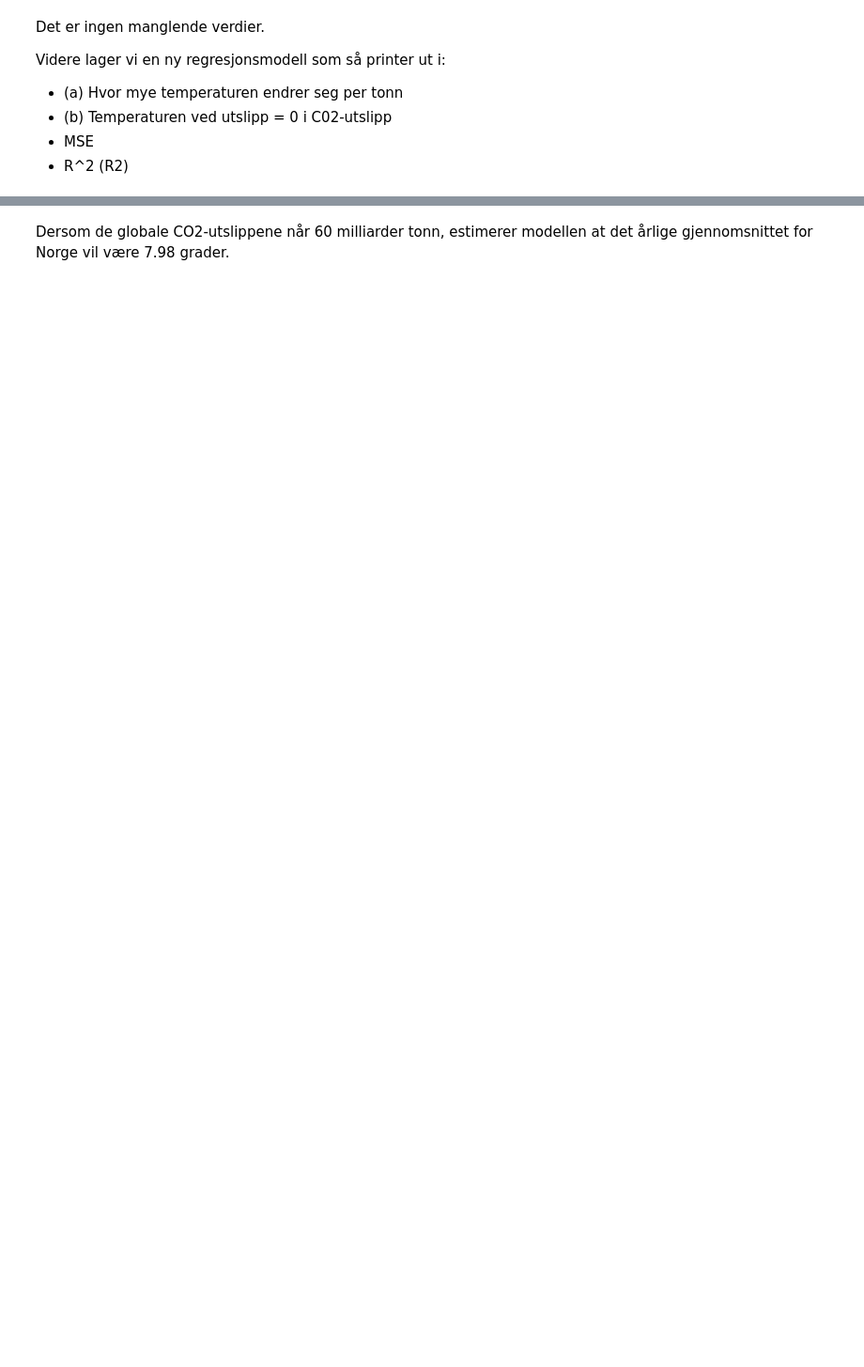
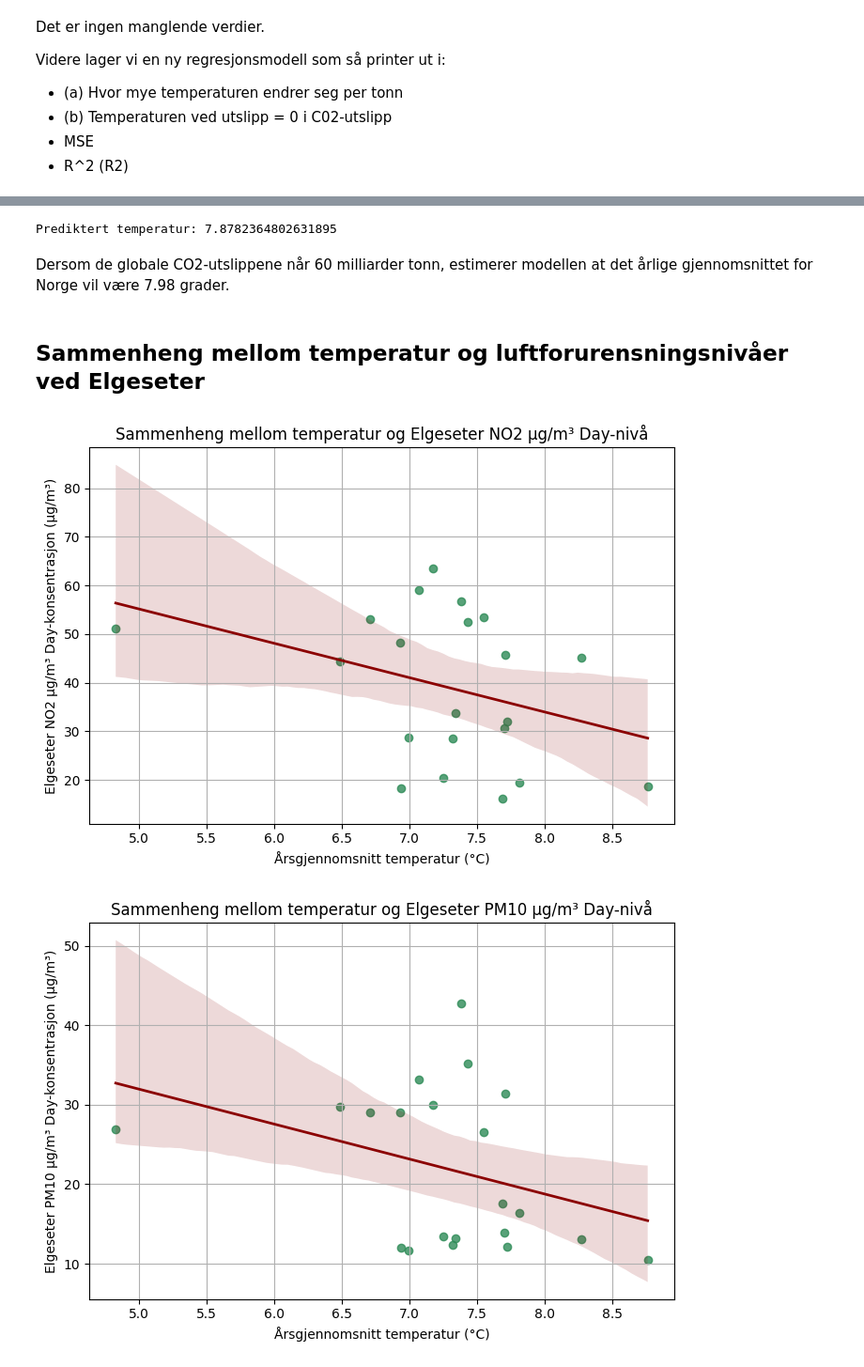
Before and after one commit to idunnbh/Mappe, a Jupyter notebook: notebooks/Prediktiv_analyse.ipynb, the cells around one changed output, grey strips where cells are left out. Shown at 94% size. Saved outputs shown, nothing was run; the diff lists cells and outputs as text; code cells hidden in the pictures; blank space fills up the shorter version.

```diff
--- a/notebooks/Prediktiv_analyse.ipynb
+++ b/notebooks/Prediktiv_analyse.ipynb
@@ -159,7 +151,29 @@ La oss gjøre et forsøk på å beregne fremtidig temperatur. **Hva er temperatu
 # %%
-fremtidig_utslipp = pd.DataFrame([[60_000_000_000]], columns=["Utslipp i CO2 ekvivalenter"])
+fremtidig_utslipp = pd.DataFrame([[60_000_000_000]], columns=["gjennomsnitt"])
 temperatur_prediksjon = model.predict(fremtidig_utslipp)
 
 print("Prediktert temperatur:", temperatur_prediksjon[0])
+# %% [output]
+Prediktert temperatur: 7.8782364802631895
 # %% [markdown]
 Dersom de globale CO2-utslippene når 60 milliarder tonn, estimerer modellen at det årlige gjennomsnittet for Norge vil være 7.98 grader.
+# %% [markdown]
+## Sammenheng mellom temperatur og luftforurensningsnivåer ved Elgeseter
+# %%
+from prediksjon_visualisering import plot_regresjon_luftkvalitet_vs_temp, last_og_koble_temp_luft
+
+temp_fil = "../data/temp_gloshaugen_historisk_renset_ 50.csv"
+luft_fil = "../data/gyldig_historisk_luftkvalitet.csv"
+
+stoffer = [
+    "Elgeseter NO2 µg/m³ Day",
+    "Elgeseter PM10 µg/m³ Day",
+    "Elgeseter PM2.5 µg/m³ Day"
+]
+
+for stoff in stoffer:
+    df = last_og_koble_temp_luft(temp_fil, luft_fil, stoff)
+    plot_regresjon_luftkvalitet_vs_temp(df, stoff=stoff)
+# %% [output]
+[figure, added]
+[figure, added]
```
Also changed, not shown: parts of 15 cells of this notebook, 4 other files.
